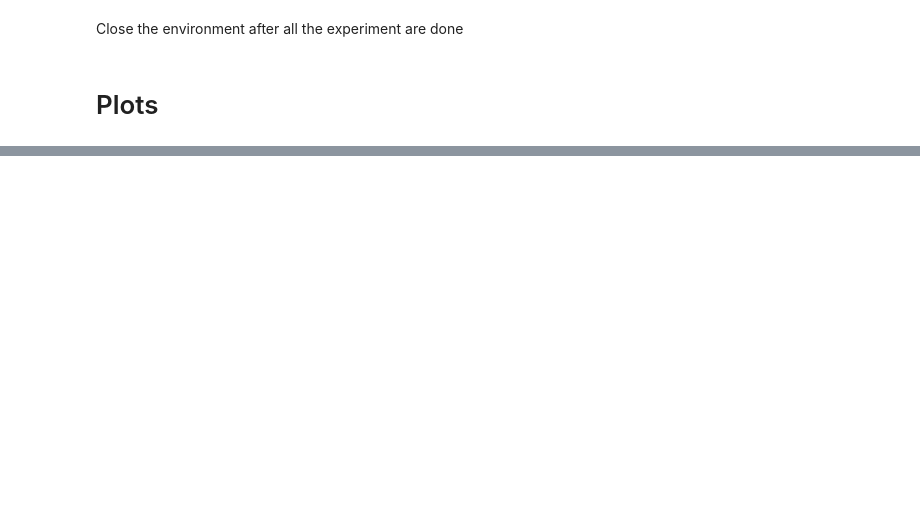
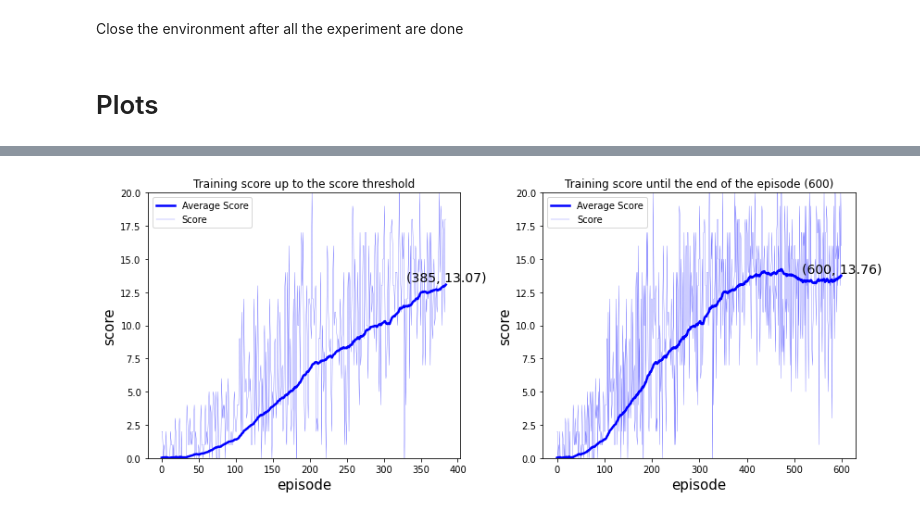
Before and after one commit to syadegari/rl_projects, a Jupyter notebook: dqn/report.ipynb, the cells around one changed output, grey strips where cells are left out. Drawn from its saved outputs; the diff is of its cells as text; code cells hidden in the pictures; blank space fills up the shorter version.

```diff
--- a/dqn/report.ipynb
+++ b/dqn/report.ipynb
@@ -85,0 +159,28 @@ import matplotlib.pyplot as plt
+# %%
+data_solved = torch.load('experiment_checkpoint_solved.pth')
+data_last = torch.load('experiment_checkpoint_last.pth')
+# %%
+_, (ax1, ax2) = plt.subplots(1, 2, figsize=(12, 5))
+
+def helper_plot(ax, data):
+    Y = data['scores']
+    score_ave = np.convolve(Y, np.ones(100) / 100, 'full')[:len(Y)]
+    ax.plot(score_ave, lw=2.5, color='b', label='Average Score')
+    ax.plot(Y, lw=0.2, color='b', label='Score')
+    x, y = len(score_ave), score_ave[-1]
+    ax.set_ylim(0, 20)
+    ax.annotate(f'({x}, {y:.2f})', (x, y), ha='center', va='bottom', fontsize=14)
+    ax.set_xlabel('episode', fontsize=15)
+    ax.set_ylabel('score', fontsize=15)
+    ax.legend()
+
+
+helper_plot(ax1, data_solved)
+helper_plot(ax2, data_last)
+
+ax1.set_title('Training score up to the score threshold')
+ax2.set_title('Training score until the end of the episode (600)')
+
+plt.tight_layout()
+# %% [output]
+[figure, added]
```
Also changed, not shown: parts of 10 cells of this notebook.
